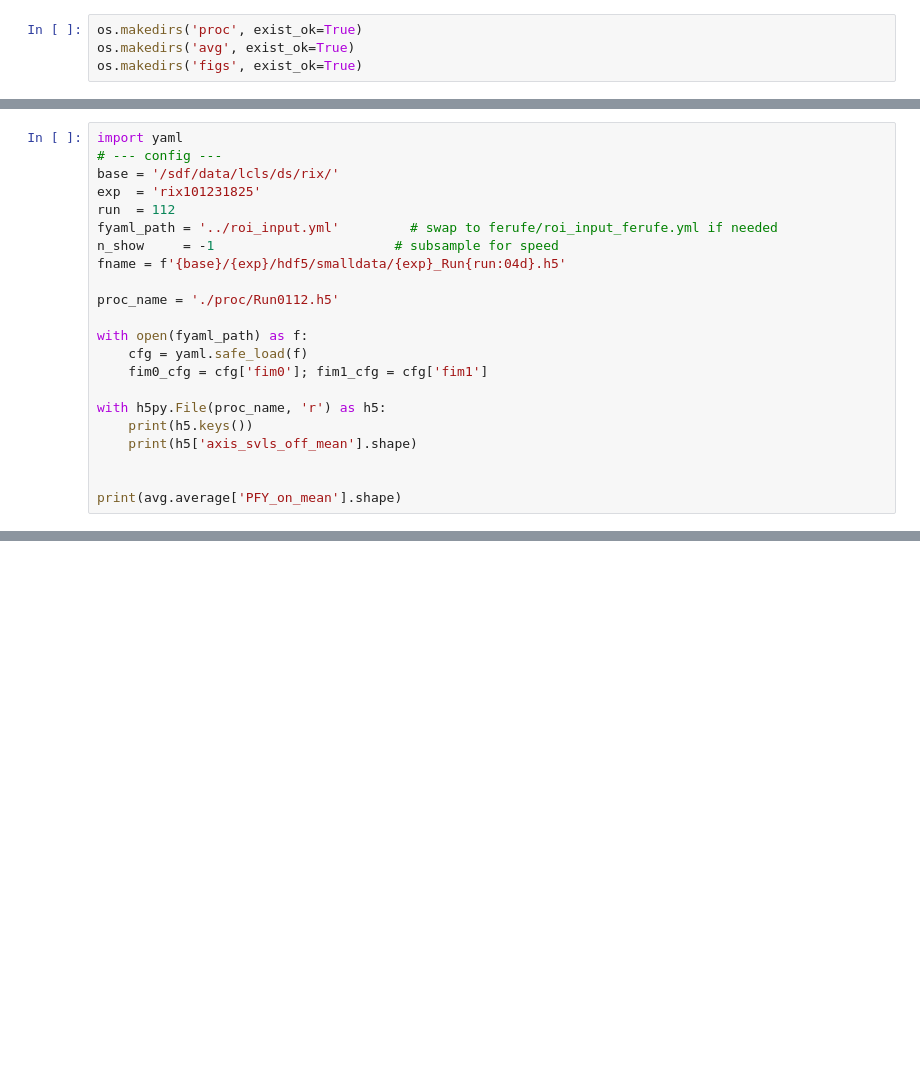
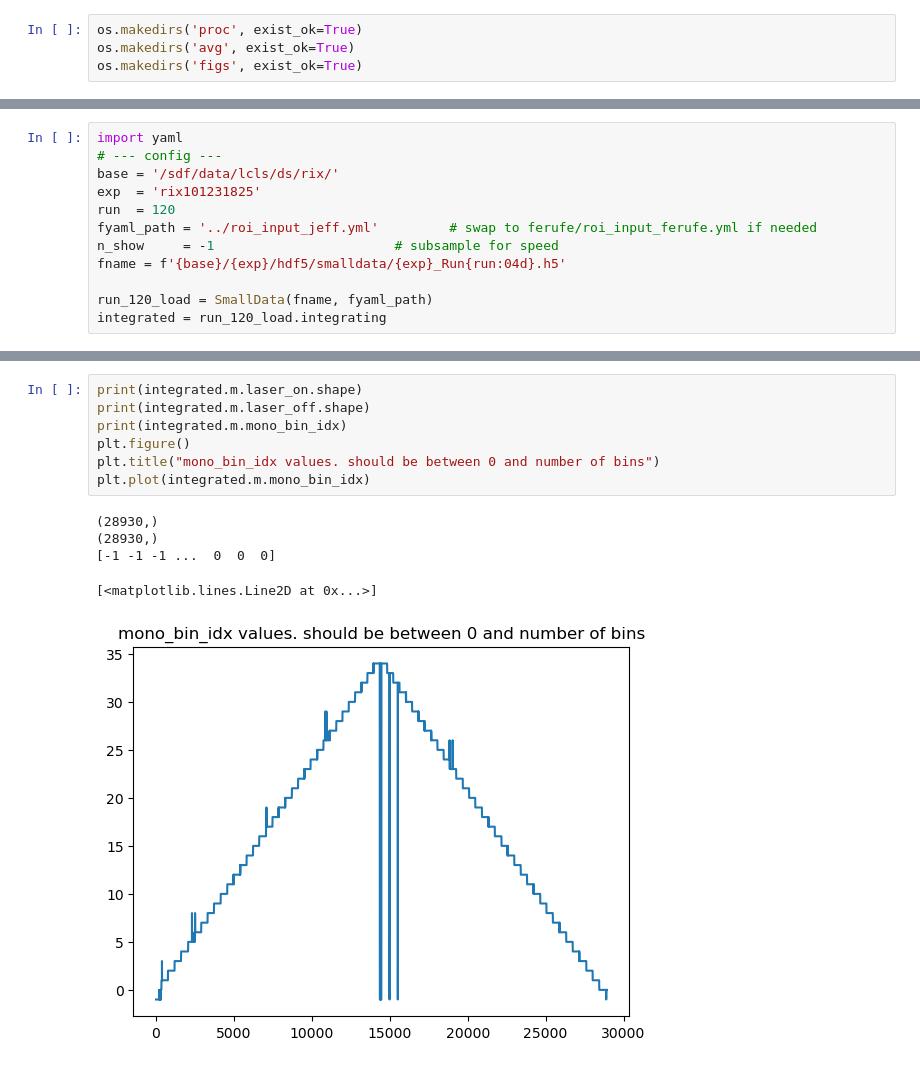
Before and after one commit to weijini777/DataAcceleratorChemRIXS, a Jupyter notebook: jupyter_notebook/example_run_jeff.ipynb, the cells around one changed output, grey strips where cells are left out. Saved outputs shown, nothing was run; the diff lists cells and outputs as text; blank space fills up the shorter version.

```diff
--- a/jupyter_notebook/example_run_jeff.ipynb
+++ b/jupyter_notebook/example_run_jeff.ipynb
@@ -64,21 +90,11 @@ import yaml
 # --- config ---
 base = '/sdf/data/lcls/ds/rix/'
 exp  = 'rix101231825'
-run  = 112
-fyaml_path = '../roi_input.yml'         # swap to ferufe/roi_input_ferufe.yml if needed
+run  = 120
+fyaml_path = '../roi_input_jeff.yml'         # swap to ferufe/roi_input_ferufe.yml if needed
 n_show     = -1                       # subsample for speed
 fname = f'{base}/{exp}/hdf5/smalldata/{exp}_Run{run:04d}.h5'
 
-proc_name = './proc/Run0112.h5'
-
-with open(fyaml_path) as f:
-    cfg = yaml.safe_load(f)
-    fim0_cfg = cfg['fim0']; fim1_cfg = cfg['fim1']
-
-with h5py.File(proc_name, 'r') as h5:
-    print(h5.keys())
-    print(h5['axis_svls_off_mean'].shape)
-
-
-print(avg.average['PFY_on_mean'].shape)
+run_120_load = SmallData(fname, fyaml_path)
+integrated = run_120_load.integrating
 # %% [output]
@@ -105,0 +131,13 @@ with h5py.File('./avg/Run0112to0145.h5', 'r') as f:
+# %%
+print(integrated.m.laser_on.shape)
+print(integrated.m.laser_off.shape)
+print(integrated.m.mono_bin_idx)
+plt.figure()
+plt.title("mono_bin_idx values. should be between 0 and number of bins")
+plt.plot(integrated.m.mono_bin_idx)
+# %% [output]
+(28930,)
+(28930,)
+[-1 -1 -1 ...  0  0  0]
+[<matplotlib.lines.Line2D at 0x...>]
+[figure, added]
```
Also changed, not shown: parts of 14 cells of this notebook, 6 other files.
